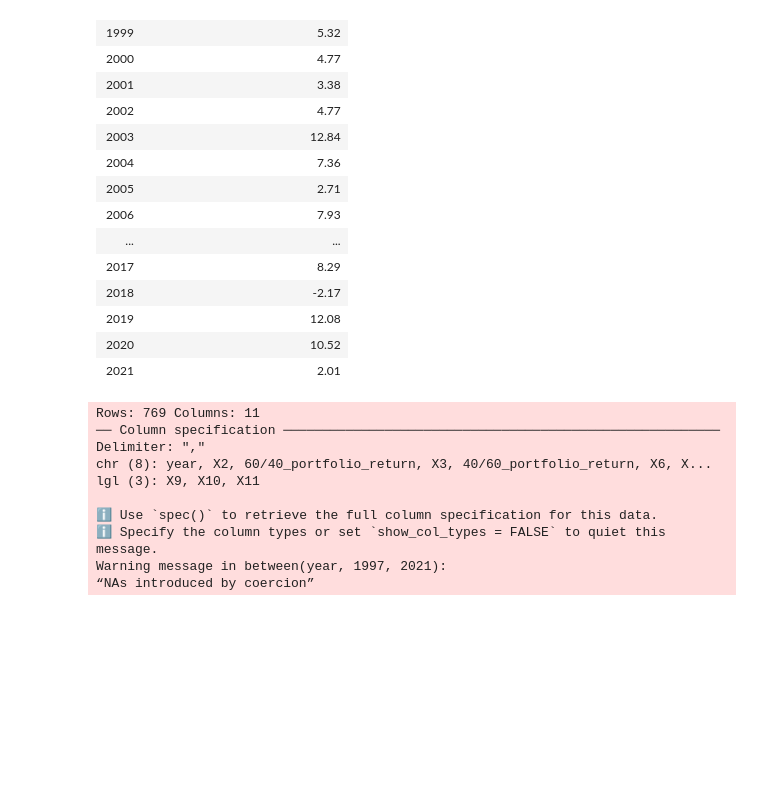
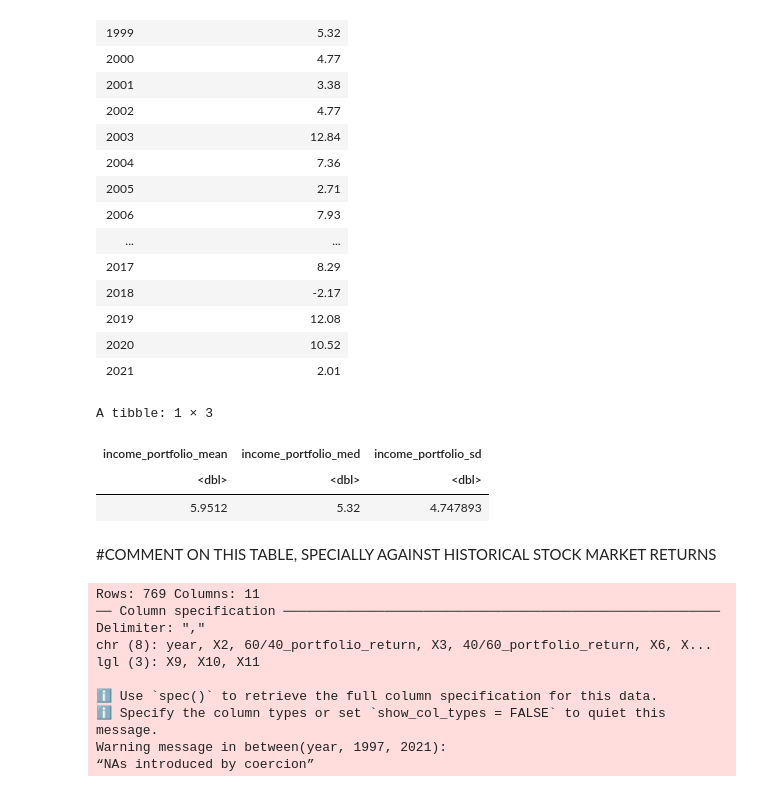
Before and after one commit to Arioniums/DSCI_100_125, a Jupyter notebook: project_proposal_group_125.ipynb, the cells around one changed output. Cells and saved outputs as stored; diff of their text form; code cells hidden in the pictures; blank space fills up the shorter version.

```diff
--- a/project_proposal_group_125.ipynb
+++ b/project_proposal_group_125.ipynb
@@ -218,6 +260,20 @@ A tibble: 25 × 2
 | 2019 | 12.08 |
 | 2020 | 10.52 |
 | 2021 | 2.01 |
+# %%
+#Summarizing our raw income portfolio data
+
+income_portfolio_parameters <- income_portfolio_data_c |>
+summarize(income_portfolio_mean = mean(income_portfolio_return_percentage), income_portfolio_med = median(income_portfolio_return_percentage), income_portfolio_sd = sd(income_portfolio_return_percentage))
+
+income_portfolio_parameters
+# %% [output]
+A tibble: 1 × 3
+| income_portfolio_mean | income_portfolio_med | income_portfolio_sd |
+| <dbl> | <dbl> | <dbl> |
+| 5.9512 | 5.32 | 4.747893 |
+# %% [markdown]
+#COMMENT ON THIS TABLE, SPECIALLY AGAINST HISTORICAL STOCK MARKET RETURNS
 # %%
 #importing sixty/forty and forty/sixty portfolio data
 sixty_forty_and_forty_sixty_portfolio_url <- "https://raw.githubusercontent.com/Arioniums/DSCI_100_125/main/sixty_forty_and_forty_sixty_portfolio_data.csv"
```
Also changed, not shown: parts of 10 cells of this notebook.
